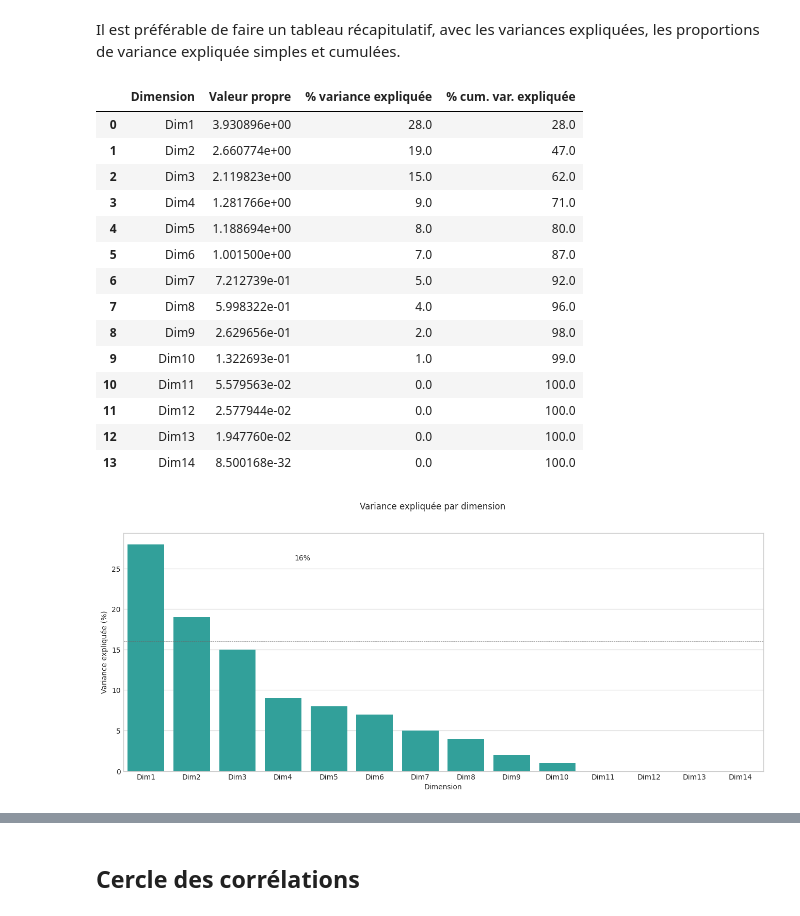
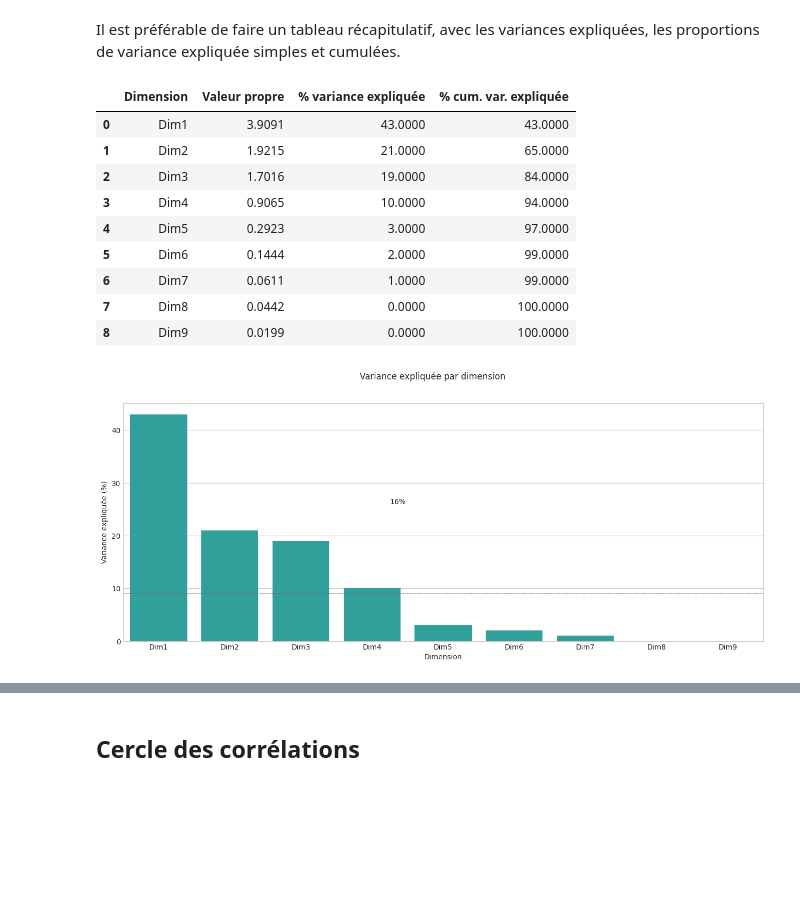
Before and after one commit to kamelbenabdelkader/ML_real_estate_project, a Jupyter notebook: notebook_INFERENCE.ipynb, the cells around one changed output, grey strips where cells are left out. Drawn from its saved outputs; the diff is of its cells as text; code cells hidden in the pictures; blank space fills up the shorter version.

```diff
--- a/notebook_INFERENCE.ipynb
+++ b/notebook_INFERENCE.ipynb
@@ -133,0 +310,3 @@ data.corr(method='pearson')
+# %%
+scaled_df_quantitatif = scaled_df[mycolumns]
+scaled_df_quantitatif
@@ -134,5 +327,5 @@ data.corr(method='pearson')
 # %%
-acp_dataset = data
+acp_dataset = scaled_df_quantitatif
 # %%
 acp_dataset.shape
 # %% [output]
@@ -140,3 +333,2 @@ acp_dataset.shape
 # %%
-acp= PCA(n_components = 14)
-acp.fit(scale(acp_dataset))
+acp= PCA(n_components = 9)
@@ -165,7 +357,7 @@ Il est préférable de faire un tableau récapitulatif, avec les variances expli
 # %%
 eig = pd.DataFrame(
     {
-        "Dimension" : ["Dim" + str(x + 1) for x in range(14)],
+        "Dimension" : ["Dim" + str(x + 1) for x in range(9)],
         "Valeur propre" : valprop,
         "% variance expliquée" : numpy.round(valprop_ratio * 100),
         "% cum. var. expliquée" : numpy.round(numpy.cumsum(valprop_ratio) * 100)
@@ -175,34 +367,29 @@ eig = pd.DataFrame(
 eig
 # %% [output]
 |  | Dimension | Valeur propre | % variance expliquée | % cum. var. expliquée |
-| 0 | Dim1 | 3.930896e+00 | 28.0 | 28.0 |
-| 1 | Dim2 | 2.660774e+00 | 19.0 | 47.0 |
-| 2 | Dim3 | 2.119823e+00 | 15.0 | 62.0 |
-| 3 | Dim4 | 1.281766e+00 | 9.0 | 71.0 |
-| 4 | Dim5 | 1.188694e+00 | 8.0 | 80.0 |
-| 5 | Dim6 | 1.001500e+00 | 7.0 | 87.0 |
-| 6 | Dim7 | 7.212739e-01 | 5.0 | 92.0 |
-| 7 | Dim8 | 5.998322e-01 | 4.0 | 96.0 |
-| 8 | Dim9 | 2.629656e-01 | 2.0 | 98.0 |
-| 9 | Dim10 | 1.322693e-01 | 1.0 | 99.0 |
-| 10 | Dim11 | 5.579563e-02 | 0.0 | 100.0 |
-| 11 | Dim12 | 2.577944e-02 | 0.0 | 100.0 |
-| 12 | Dim13 | 1.947760e-02 | 0.0 | 100.0 |
-| 13 | Dim14 | 8.500168e-32 | 0.0 | 100.0 |
+| 0 | Dim1 | 3.9091 | 43.0000 | 43.0000 |
+| 1 | Dim2 | 1.9215 | 21.0000 | 65.0000 |
+| 2 | Dim3 | 1.7016 | 19.0000 | 84.0000 |
+| 3 | Dim4 | 0.9065 | 10.0000 | 94.0000 |
+| 4 | Dim5 | 0.2923 | 3.0000 | 97.0000 |
+| 5 | Dim6 | 0.1444 | 2.0000 | 99.0000 |
+| 6 | Dim7 | 0.0611 | 1.0000 | 99.0000 |
+| 7 | Dim8 | 0.0442 | 0.0000 | 100.0000 |
+| 8 | Dim9 | 0.0199 | 0.0000 | 100.0000 |
 # %%
 plt.figure(figsize=(16, 6))
 g_eig = sns.barplot(x = "Dimension",
                         y = "% variance expliquée",
                         palette = ["lightseagreen"],
                         data = eig)
 plt.text(3.25, 26, "16%")
-plt.axhline(y = 16, linewidth = .5, color = "dimgray", linestyle = "--") # 16 = 100 / 6 (nb dimensions)
+plt.axhline(y = 9, linewidth = .5, color = "dimgray", linestyle = "--") # 16 = 100 / 6 (nb dimensions)
 g_eig.set(ylabel = "Variance expliquée (%)")
 g_eig.figure.suptitle("Variance expliquée par dimension")
 
 plt.show()
 # %% [output]
-[figure, old version]
+[figure, new version]
 # %%
 plt.figure(figsize=(16, 6))
 
```
Also changed, not shown: parts of 54 cells of this notebook, 1 other file.
